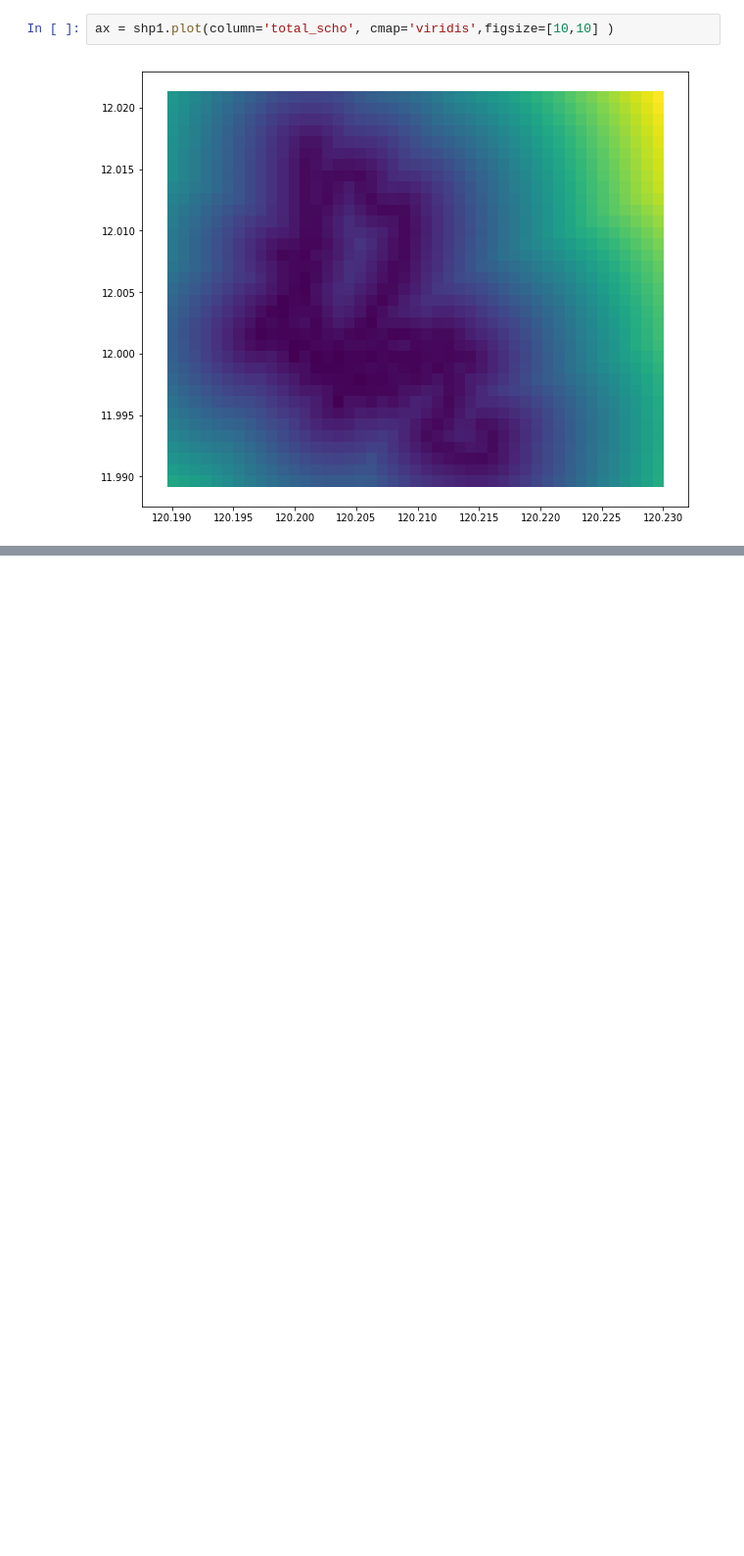
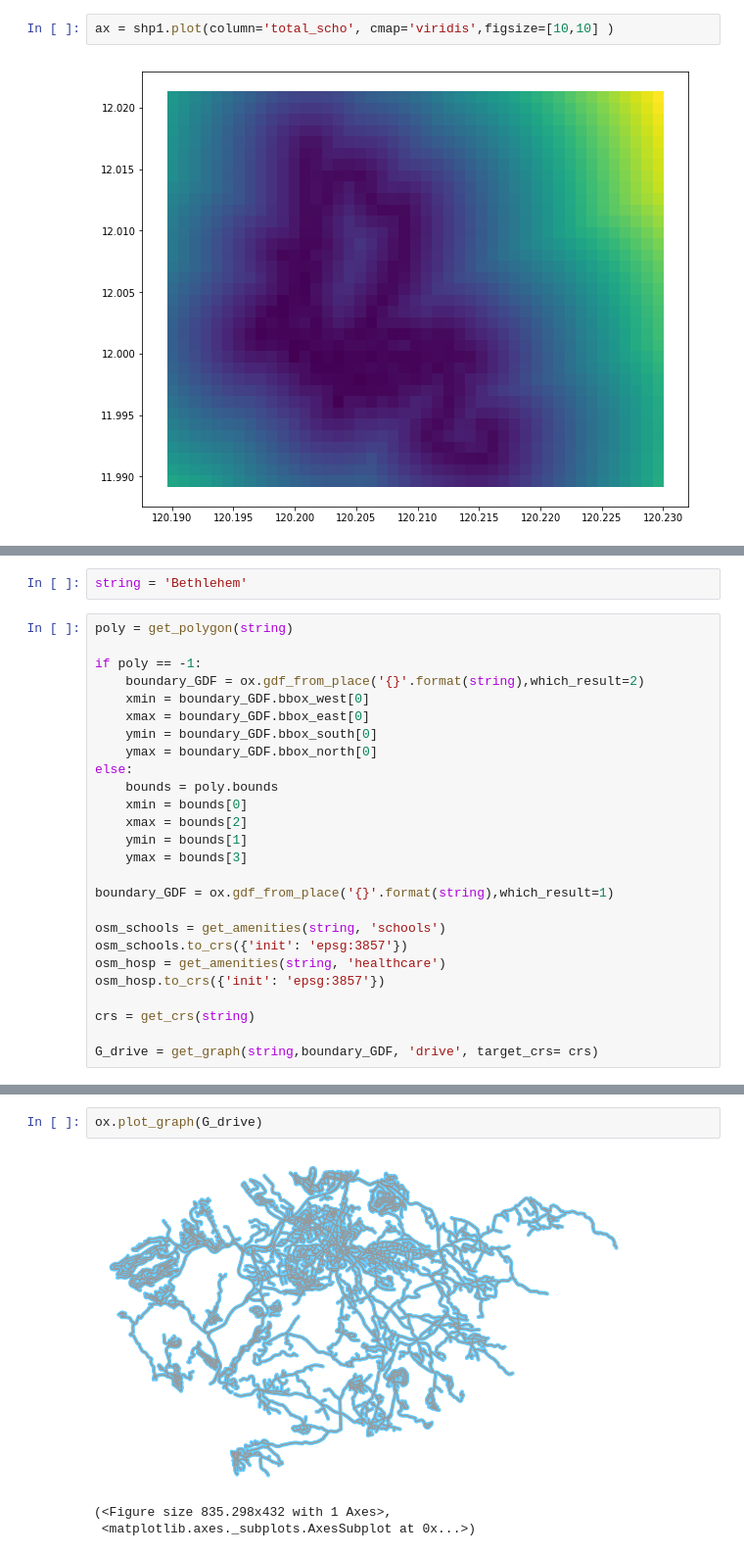
Before and after one commit to gauravcusp/WB_CityResilienceProgram, a Jupyter notebook: Accessbility_CRP.ipynb, the cells around one changed output, grey strips where cells are left out. Shown: that part at 98% size. Drawn from its saved outputs; the diff is of its cells as text; blank space fills up the shorter version.

```diff
--- a/Accessbility_CRP.ipynb
+++ b/Accessbility_CRP.ipynb
@@ -381,0 +387,28 @@ ax = shp1.plot(column='total_scho', cmap='viridis',figsize=[10,10] )
+# %%
+string = 'Bethlehem'
+# %%
+poly = get_polygon(string)
+
+if poly == -1:
+    boundary_GDF = ox.gdf_from_place('{}'.format(string),which_result=2)
+    xmin = boundary_GDF.bbox_west[0]
+    xmax = boundary_GDF.bbox_east[0]
+    ymin = boundary_GDF.bbox_south[0]
+    ymax = boundary_GDF.bbox_north[0]
+else:
+    bounds = poly.bounds
+    xmin = bounds[0]
+    xmax = bounds[2]
+    ymin = bounds[1]
+    ymax = bounds[3]
+
+boundary_GDF = ox.gdf_from_place('{}'.format(string),which_result=1)
+
+osm_schools = get_amenities(string, 'schools')
+osm_schools.to_crs({'init': 'epsg:3857'})
+osm_hosp = get_amenities(string, 'healthcare')
+osm_hosp.to_crs({'init': 'epsg:3857'})
+
+crs = get_crs(string)
+
+G_drive = get_graph(string,boundary_GDF, 'drive', target_crs= crs)
@@ -381,0 +436,6 @@ ax = shp1.plot(column='total_scho', cmap='viridis',figsize=[10,10] )
+# %%
+ox.plot_graph(G_drive)
+# %% [output]
+[figure, added]
+(<Figure size 835.298x432 with 1 Axes>,
+ <matplotlib.axes._subplots.AxesSubplot at 0x...>)
```
Also changed, not shown: parts of 40 cells of this notebook.
